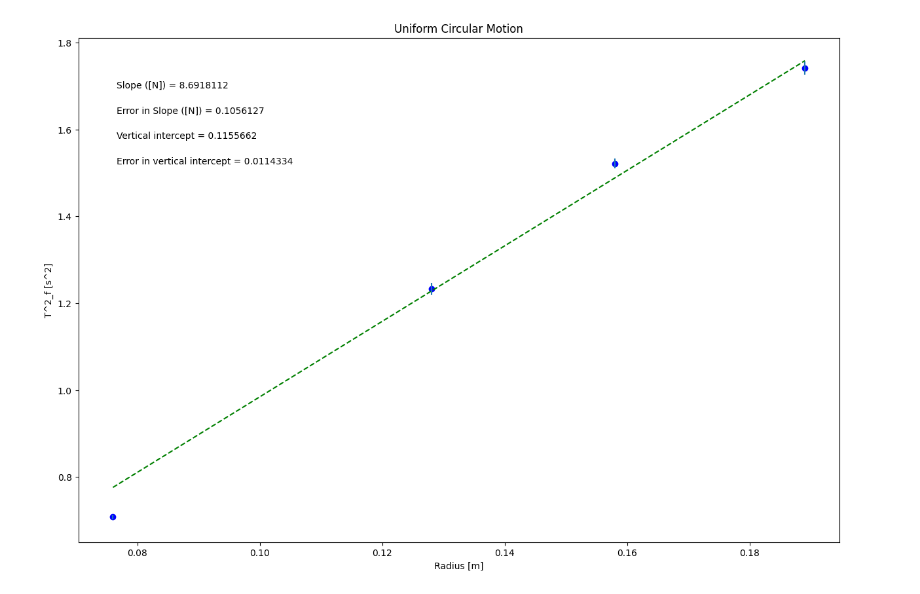
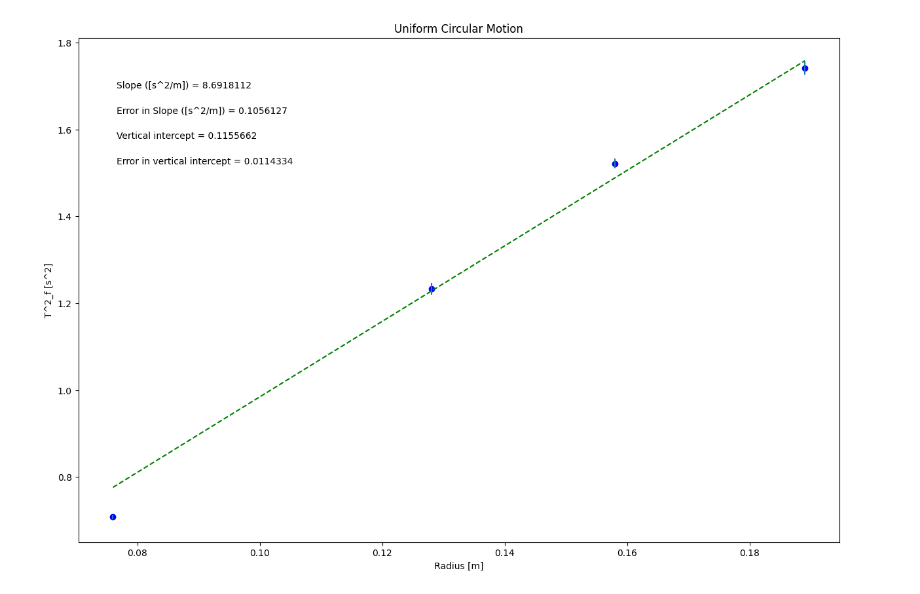
Before and after one commit to saucytartarex/Physics-Lab, a Jupyter notebook: Uniform_circular_motion.ipynb, the cells around one changed output. Saved outputs shown, nothing was run; the diff lists cells and outputs as text; code cells hidden in the pictures.

```diff
--- a/Uniform_circular_motion.ipynb
+++ b/Uniform_circular_motion.ipynb
@@ -40,7 +40,7 @@ dy = period_squared_err        #this should be your error in y array
 plot_title= 'Uniform Circular Motion'
 x_label= 'Radius [m]'
 y_label= 'T^2_f [s^2]'
-slope_units= '[N]'
+slope_units= '[s^2/m]'
 
 #UPDATE ANNOTATION PLACEMENT SO IT'S OUT OF WAY OF PLOTTED DATA AND BEST FIT LINE
 #integer from 1 to 4, top R corner is 1 (counter-clockwise from there)
@@ -92,31 +92,31 @@ elif annotation_placement==3 or annotation_placement==4:
 #Don't need to change anything in this section!
 
 #Plot data on graph. Plot error bars and place values for slope,
 #error in slope, and vertical intercept (plus error) on the plot using "annotate"
 
 plt.figure(figsize=(15,10))
 
 plt.plot(x, fit, color='green', linestyle='--')
 plt.scatter(x, y, color='blue', marker='o')
 
 plt.xlabel(x_label)
 plt.ylabel(y_label)
 plt.title(plot_title)
 
 plt.errorbar(x, y, yerr=dy, xerr=None, fmt="none") #don't need to plot x error bars
 
 plt.annotate('Slope ({}) = {value:.{digits}f}'.format(slope_units,value=m, digits=7),
              (xpos, ypos[0]), xycoords='axes fraction')
 
 plt.annotate('Error in Slope ({}) = {value:.{digits}f}'.format(slope_units,value=dm, digits=7),
              (xpos, ypos[1]), xycoords='axes fraction')
 
 plt.annotate('Vertical intercept = {value:.{digits}f}'.format(value=b, digits=7),
              (xpos, ypos[2]), xycoords='axes fraction')
 
 plt.annotate('Error in vertical intercept = {value:.{digits}f}'.format(value=db, digits=7),
              (xpos, ypos[3]), xycoords='axes fraction')
 
 plt.show()
 # %% [output]
-[figure, old version]
+[figure, new version]
```
